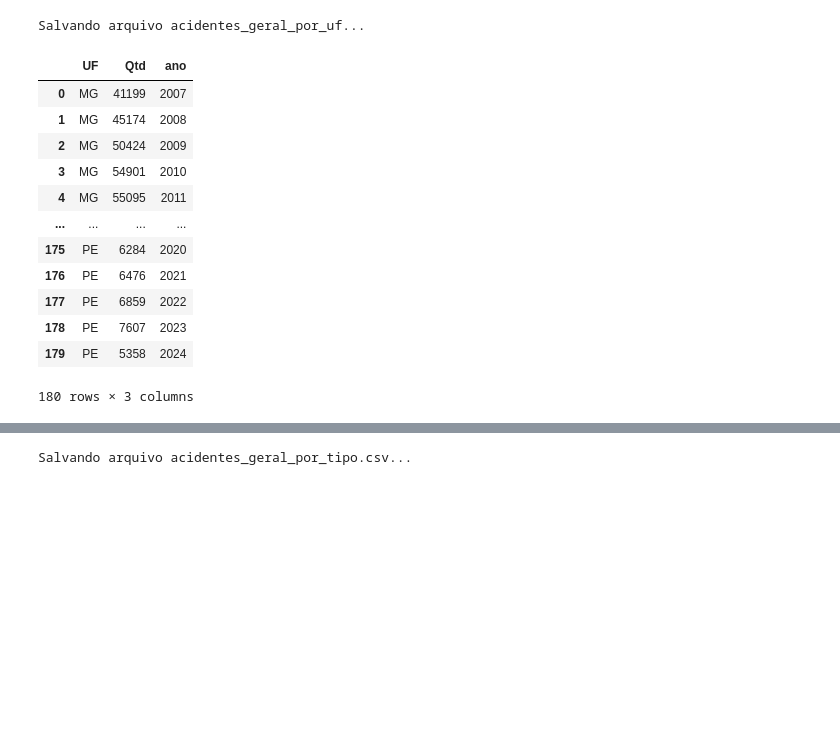
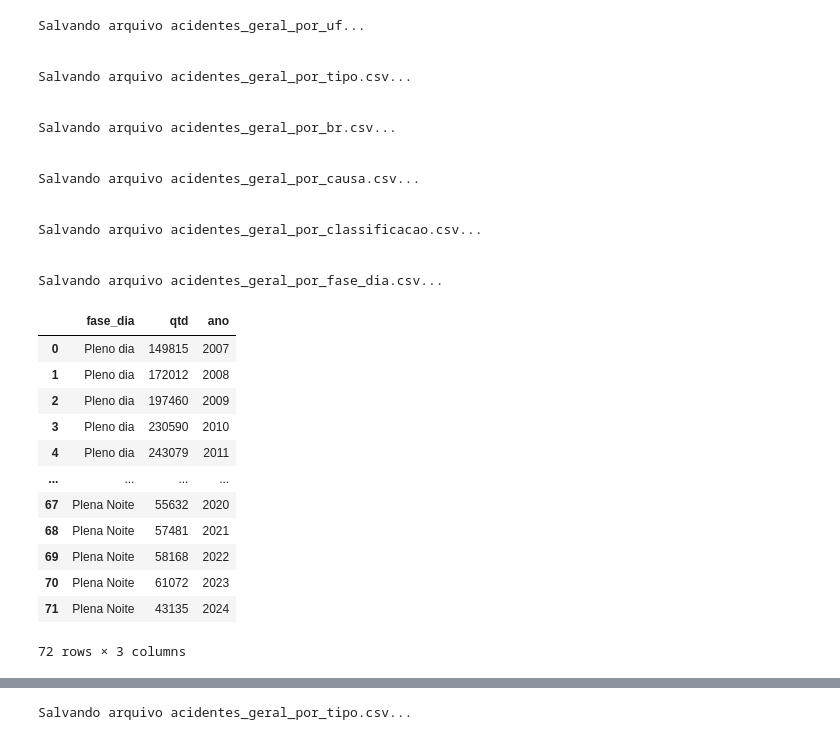
Before and after one commit to Bergolito/tcc-painel-jupyter-notebook, a Jupyter notebook: PREPROCESSAMENTO-TCC-painel.ipynb, the cells around one changed output, grey strips where cells are left out. Drawn from its saved outputs; the diff is of its cells as text; code cells hidden in the pictures; blank space fills up the shorter version.

```diff
--- a/PREPROCESSAMENTO-TCC-painel.ipynb
+++ b/PREPROCESSAMENTO-TCC-painel.ipynb
@@ -507,18 +680,46 @@ def gera_grafico_por_causa(titulo, contagem_por_causa_ano):
-# %%
-df_acidentes_uf_geral = processa_acidentes_geral_ufs()
-df_acidentes_uf_geral
-# %% [output]
-Salvando arquivo acidentes_geral_por_uf...
-|  | UF | Qtd | ano |
-| 0 | MG | 41199 | 2007 |
-| 1 | MG | 45174 | 2008 |
-| 2 | MG | 50424 | 2009 |
-| 3 | MG | 54901 | 2010 |
-| 4 | MG | 55095 | 2011 |
-| ... | ... | ... | ... |
-| 175 | PE | 6284 | 2020 |
-| 176 | PE | 6476 | 2021 |
-| 177 | PE | 6859 | 2022 |
-| 178 | PE | 7607 | 2023 |
-| 179 | PE | 5358 | 2024 |
-180 rows × 3 columns
+# %%
+# processa arquivos
+df_acidentes_uf_geral = processa_acidentes_geral_ufs()
+df_acidentes_tipo_geral = processa_acidentes_geral_tipo()
+df_acidentes_br_geral = processa_acidentes_geral_br()
+df_acidentes_causa_geral = processa_acidentes_geral_causa()
+df_acidentes_classificacao_geral = processa_acidentes_geral_classificacao()
+df_acidentes_fasedia_geral = processa_acidentes_geral_fase_dia()
+
+# salva arquivos
+df_acidentes_uf_geral
+df_acidentes_tipo_geral
+df_acidentes_br_geral
+df_acidentes_causa_geral
+df_acidentes_classificacao_geral
+df_acidentes_fasedia_geral
+# %% [output]
+Salvando arquivo acidentes_geral_por_uf...
+
+
+Salvando arquivo acidentes_geral_por_tipo.csv...
+
+
+Salvando arquivo acidentes_geral_por_br.csv...
+
+
+Salvando arquivo acidentes_geral_por_causa.csv...
+
+
+Salvando arquivo acidentes_geral_por_classificacao.csv...
+
+
+Salvando arquivo acidentes_geral_por_fase_dia.csv...
+|  | fase_dia | qtd | ano |
+| 0 | Pleno dia | 149815 | 2007 |
+| 1 | Pleno dia | 172012 | 2008 |
+| 2 | Pleno dia | 197460 | 2009 |
+| 3 | Pleno dia | 230590 | 2010 |
+| 4 | Pleno dia | 243079 | 2011 |
+| ... | ... | ... | ... |
+| 67 | Plena Noite | 55632 | 2020 |
+| 68 | Plena Noite | 57481 | 2021 |
+| 69 | Plena Noite | 58168 | 2022 |
+| 70 | Plena Noite | 61072 | 2023 |
+| 71 | Plena Noite | 43135 | 2024 |
+72 rows × 3 columns
```
Also changed, not shown: parts of 6 cells of this notebook, 3 other files.
